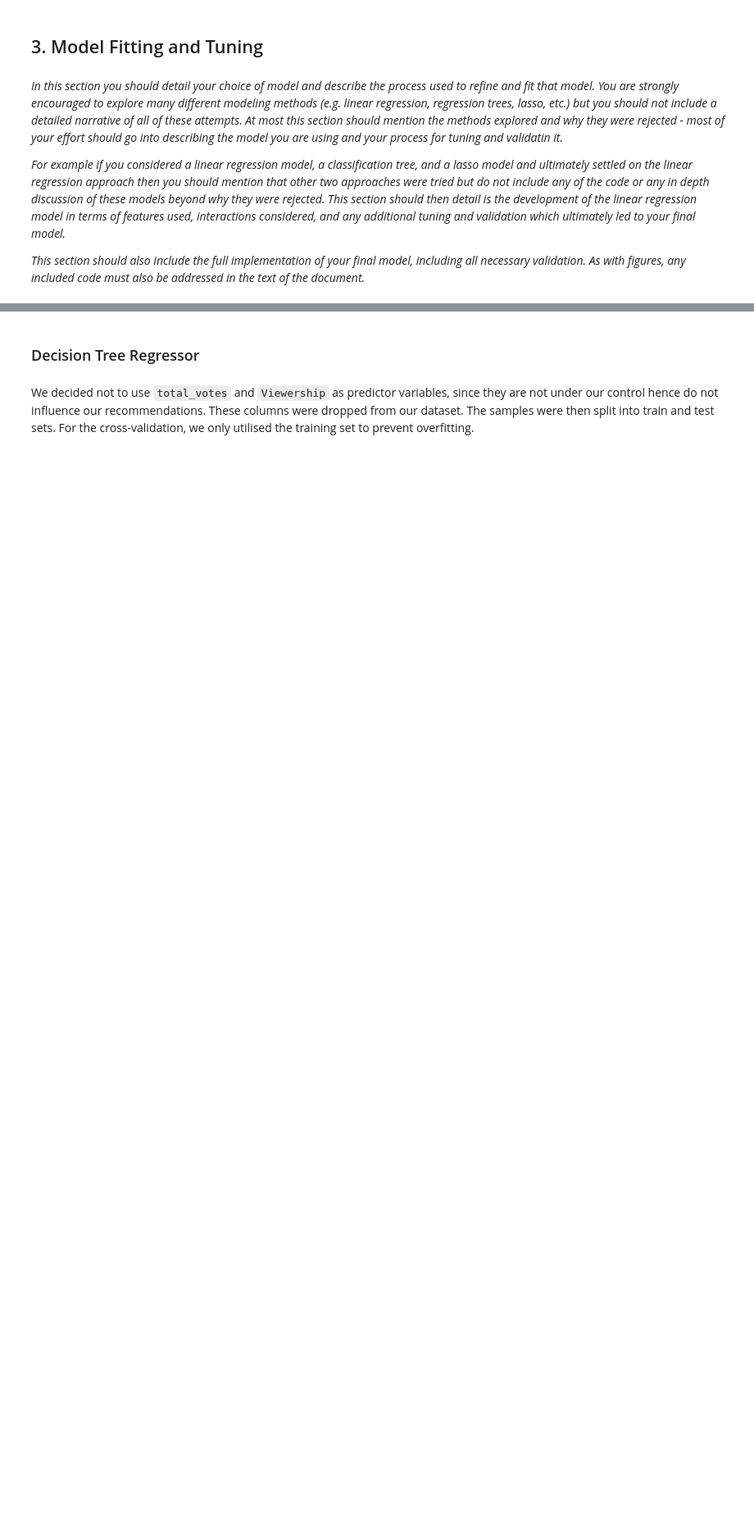
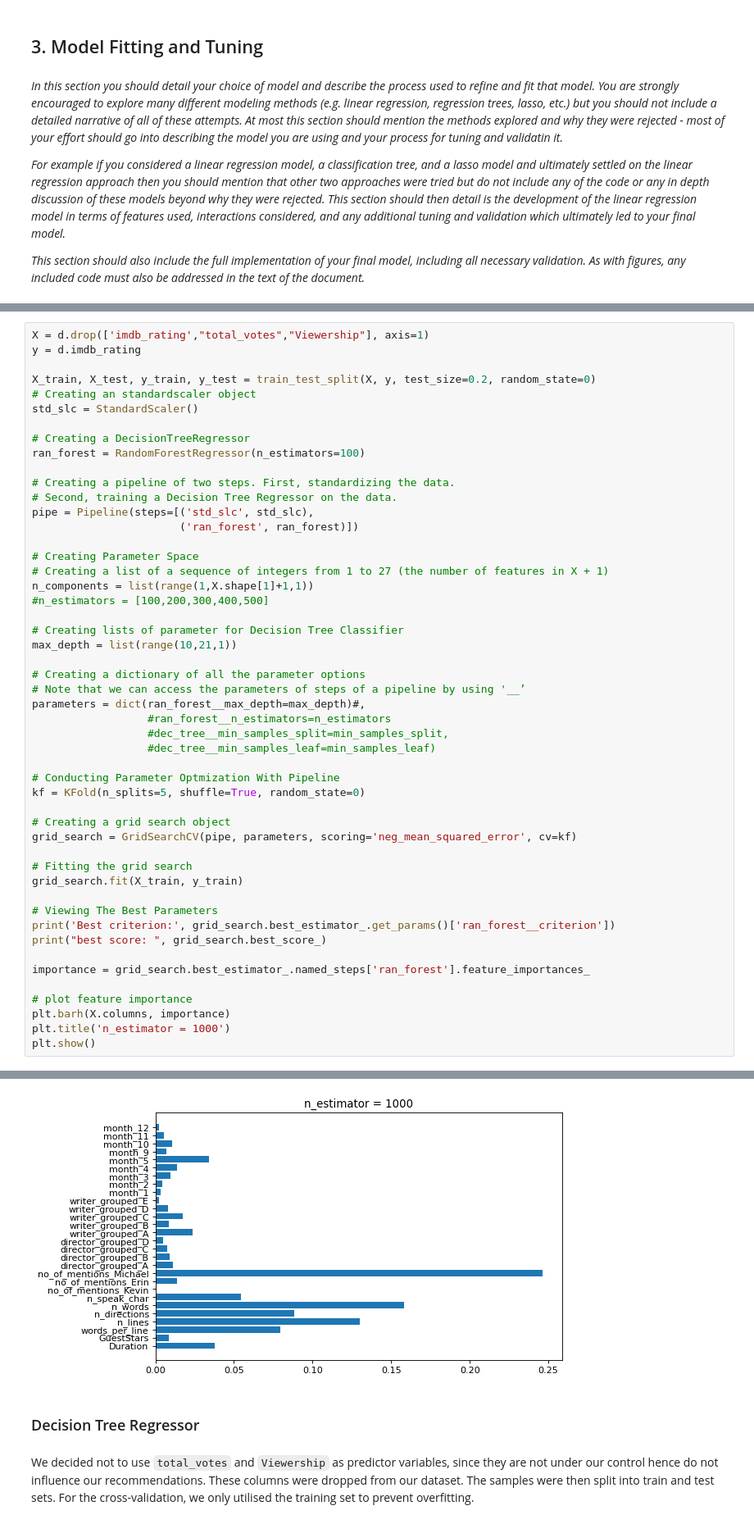
Before and after one commit to abumaz99/MLP-A1, a Jupyter notebook: project1.ipynb, the cells around one changed output, grey strips where cells are left out. Shown at 82% size. Cells and saved outputs as stored; diff of their text form; blank space fills up the shorter version.

Commit message:
added forest and comments. No changes to adrian projects

```diff
--- a/project1.ipynb
+++ b/project1.ipynb
@@ -345,0 +349,51 @@ Another random forest better prediction worse interprability
+# %%
+X = d.drop(['imdb_rating',"total_votes","Viewership"], axis=1)
+y = d.imdb_rating
+
+X_train, X_test, y_train, y_test = train_test_split(X, y, test_size=0.2, random_state=0)
+# Creating an standardscaler object
+std_slc = StandardScaler()
+
+# Creating a DecisionTreeRegressor
+ran_forest = RandomForestRegressor(n_estimators=100)
+
+# Creating a pipeline of two steps. First, standardizing the data.
+# Second, training a Decision Tree Regressor on the data.
+pipe = Pipeline(steps=[('std_slc', std_slc),
+                       ('ran_forest', ran_forest)])
+
+# Creating Parameter Space
+# Creating a list of a sequence of integers from 1 to 27 (the number of features in X + 1)
+n_components = list(range(1,X.shape[1]+1,1))
+#n_estimators = [100,200,300,400,500]
+
+# Creating lists of parameter for Decision Tree Classifier
+max_depth = list(range(10,21,1))
+
+# Creating a dictionary of all the parameter options
+# Note that we can access the parameters of steps of a pipeline by using '__’
+parameters = dict(ran_forest__max_depth=max_depth)#,
+                  #ran_forest__n_estimators=n_estimators
+                  #dec_tree__min_samples_split=min_samples_split,
+                  #dec_tree__min_samples_leaf=min_samples_leaf)
+
+# Conducting Parameter Optmization With Pipeline
+kf = KFold(n_splits=5, shuffle=True, random_state=0)
+
+# Creating a grid search object
+grid_search = GridSearchCV(pipe, parameters, scoring='neg_mean_squared_error', cv=kf)
+
+# Fitting the grid search
+grid_search.fit(X_train, y_train)
+
+# Viewing The Best Parameters
+print('Best criterion:', grid_search.best_estimator_.get_params()['ran_forest__criterion'])
+print("best score: ", grid_search.best_score_)
+
+importance = grid_search.best_estimator_.named_steps['ran_forest'].feature_importances_
+
+# plot feature importance
+plt.barh(X.columns, importance)
+plt.title('n_estimator = 1000')
+plt.show()
+# %% [output]
@@ -346,3 +402,4 @@ Another random forest better prediction worse interprability
+[figure, added]
 # %% [markdown]
 ### Decision Tree Regressor
 # %% [markdown]
```
Also changed, not shown: parts of 10 cells of this notebook, 1 other file.
